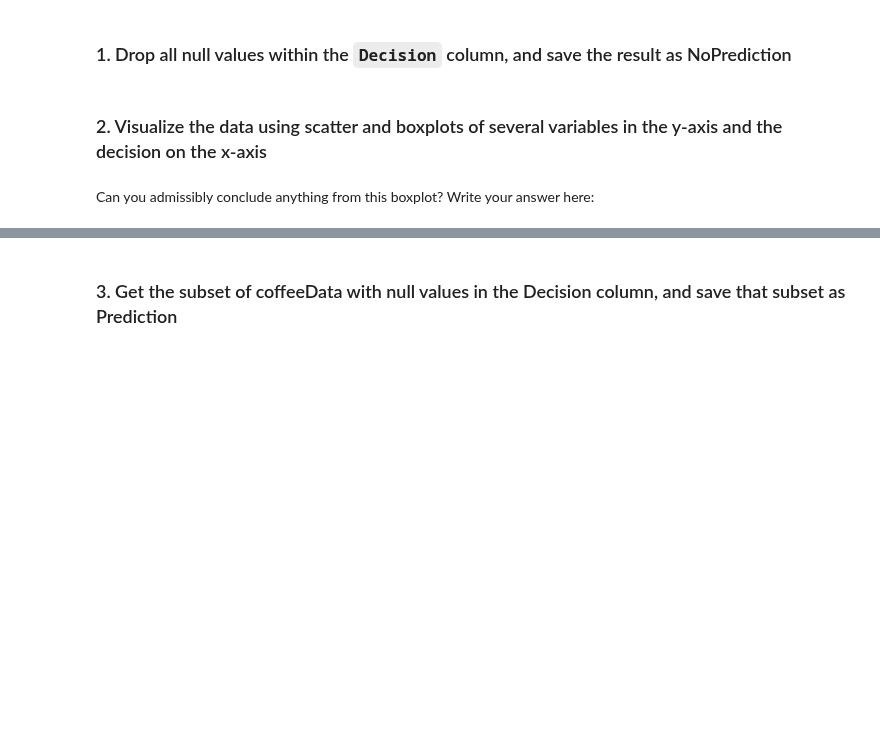
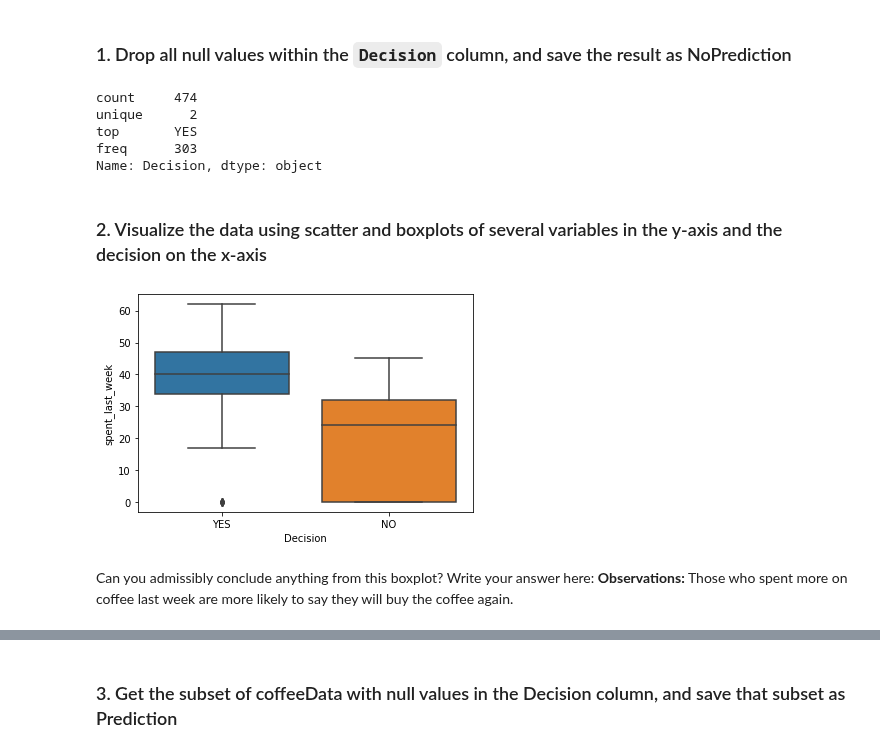
Before and after one commit to dmclark53/Springboard, a Jupyter notebook: RR-Diner-Coffee/Springboard Decision Tree Specialty Coffee Case Study - Tier 3.ipynb, the cells around one changed output, grey strips where cells are left out. Saved outputs shown, nothing was run; the diff lists cells and outputs as text; code cells hidden in the pictures; blank space fills up the shorter version.

Commit message:
Performed EDA on the NoPrediction DataFrame.

```diff
--- a/RR-Diner-Coffee/Springboard Decision Tree Specialty Coffee Case Study - Tier 3.ipynb
+++ b/RR-Diner-Coffee/Springboard Decision Tree Specialty Coffee Case Study - Tier 3.ipynb
@@ -246,16 +246,25 @@ To execute the train/test split properly, we need to do five things:
 # NoPrediction will contain all known values for the decision
 # Call dropna() on coffeeData, and store the result in a variable NOPrediction
 # Call describe() on the Decision column of NoPrediction after calling dropna() on coffeeData
-_ _ _
-_ _ _
+NoPrediction = coffeeData.dropna()
+NoPrediction['Decision'].describe()
+# %% [output]
+count     474
+unique      2
+top       YES
+freq      303
+Name: Decision, dtype: object
 # %% [markdown]
 ### 2. Visualize the data using scatter and boxplots of several variables in the y-axis and the decision on the x-axis
 # %%
 # Exploring our new NOPrediction dataset
 # Make a boxplot on NOPrediction where the x axis is Decision, and the y axis is spent_last_week
-_ _ _
-_ _ _
+sns.boxplot(x='Decision', y='spent_last_week', data=NoPrediction)
+plt.show()
+# %% [output]
+[figure, added]
 # %% [markdown]
 Can you admissibly conclude anything from this boxplot? Write your answer here:
+**Observations:** Those who spent more on coffee last week are more likely to say they will buy the coffee again.
 # %%
 # Make a scatterplot on NOPrediction, where x is distance, y is spent_last_month and hue is Decision
```
Also changed, not shown: parts of 2 cells of this notebook.
